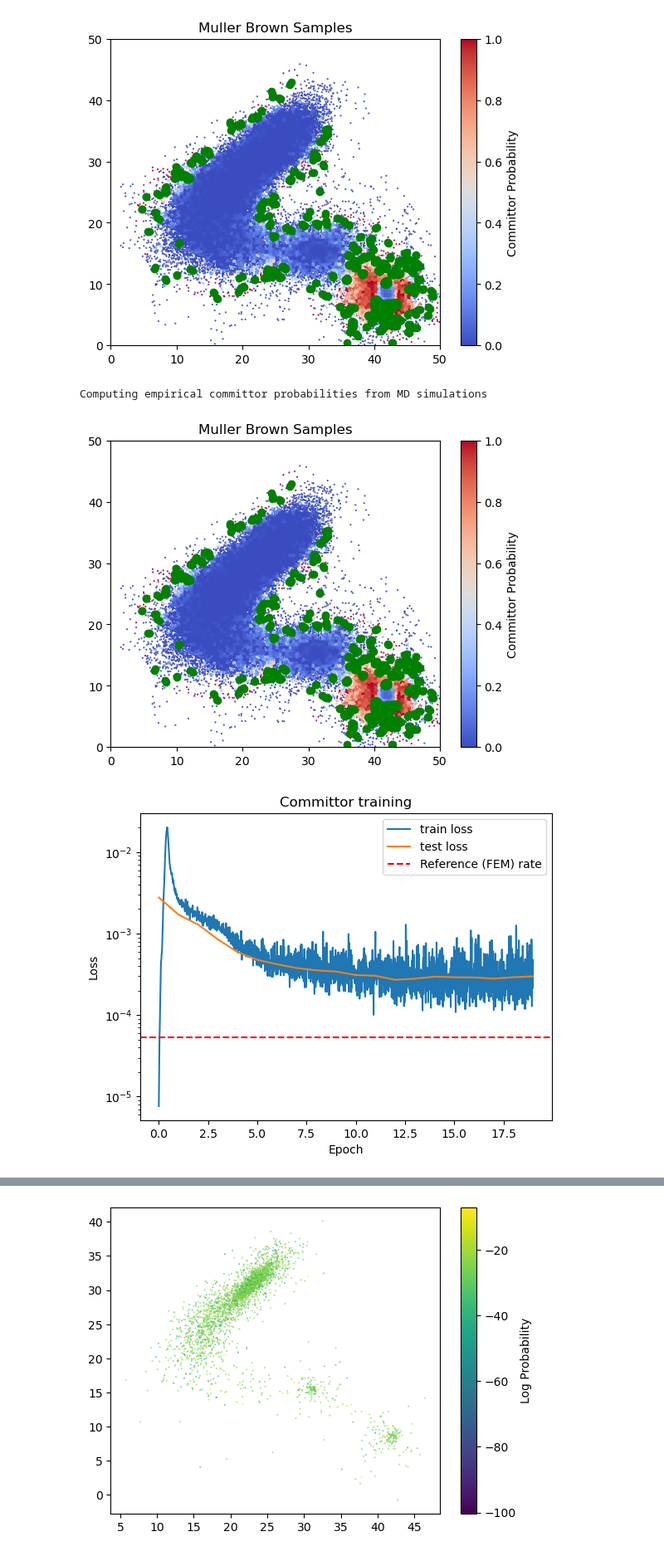
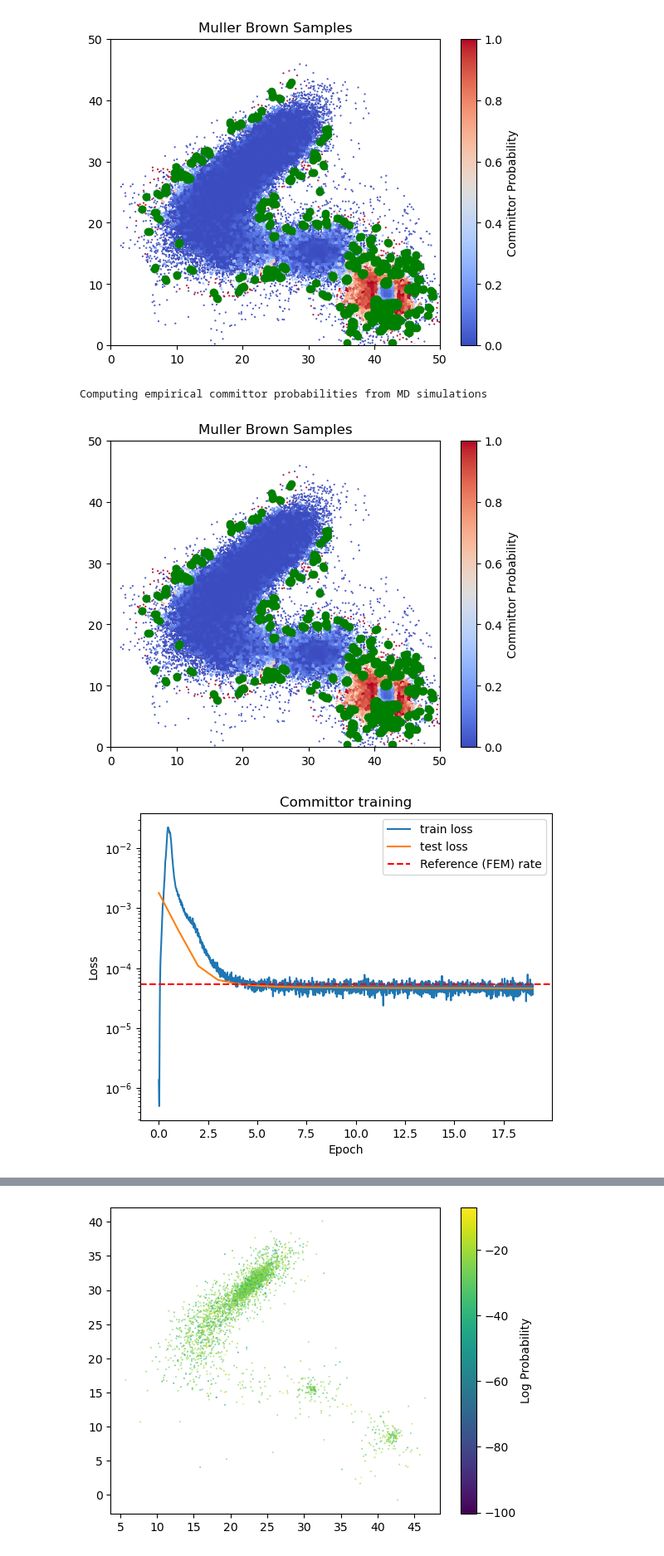
Before and after one commit to michael-psenka/OM-TPS, a Jupyter notebook: train_committor_mb.ipynb, the cells around one changed output, grey strips where cells are left out. Shown at 83% size. Cells and saved outputs as stored; diff of their text form; code cells hidden in the pictures.

```diff
--- a/train_committor_mb.ipynb
+++ b/train_committor_mb.ipynb
@@ -347,16 +347,17 @@ test_losses = []
 gt_traj_keep = gt_traj[idxs]
 cluster_assignments_keep = cluster_assignments.reshape(-1)[idxs]
 
-# Compute importance-sampling weights from likelihood estimate of the generative model
+# Option 1: Compute importance-sampling weights from the Muller-Brown potential (assumes we have access to the true potential - best results)
+energies = calculator.get_energy(gt_traj_keep)
+min_energy = energies.min()
+reweighting_factors_keep = torch.exp(-(energies - min_energy) / 1) # (units.kB * 700)) # set k_BT = 1
 
-# energies = calculator.get_energy(gt_traj_keep)
-# min_energy = energies.min()
-# reweighting_factors_keep = torch.exp(-(energies - min_energy) / 1) # (units.kB * 700)) # set k_BT = 1
-
+# Option 2: Compute importance-sampling weights from likelihood estimate of the generative model (doesn't work well right now)
 # log_probs = torch.load("mb_log_probs.pt")
 # reweighting_factors_keep = torch.exp(log_probs)
 
-reweighting_factors_keep = reweighting_factors[cluster_assignments_keep]
+# Option 3: Use the reweighting factors computed from the master equation (good compromise, decent results)
+# reweighting_factors_keep = reweighting_factors[cluster_assignments_keep]
 
 start_mask_keep = start_indicator.reshape(-1, 1)[idxs]
 end_mask_keep = end_indicator.reshape(-1, 1)[idxs]
@@ -449,34 +450,34 @@ for e in tqdm(range(n_epochs)):
         # if transition_mask.sum() > 0:
 
         batch_weights = weights[transition_mask]
         batch_weights = batch_weights / batch_weights.sum()
         grad_loss = (batch_weights * grad_prob.square().sum(-1, keepdim = True)[transition_mask]).sum()
         if start.sum() > 0:
             start_boundary_loss = (pred_prob**2)[start].mean()
         if start.sum() > 0:
             end_boundary_loss = ((1 - pred_prob)**2)[end].mean()
 
         sl_loss = (pred_prob - prob).square().mean()
 
         loss = sl_loss_coeff*sl_loss + start_loss_coeff*start_boundary_loss + end_loss_coeff*end_boundary_loss + grad_loss_coeff*grad_loss
 
         tls.append(grad_loss.detach().unsqueeze(-1))
 
     test_loss = torch.cat(tls).sum(0) / len(tls)
     test_losses.append(test_loss.unsqueeze(-1))
 
 
 train_losses = torch.cat(train_losses).cpu().numpy()
 test_losses = torch.cat(test_losses).cpu().numpy()
 
 plot_losses(train_losses, test_losses, "Committor training", reference_rate=5.38e-05)
 
 # Save the model
 torch.save(committor_model, f"mb-committor-model.pt")
 # %% [output]
 Computing empirical committor probabilities from MD simulations
 [figure]
-[figure, old version]
+[figure, new version]
 # %%
 from scipy.spatial import cKDTree
 
```
Also changed, not shown: parts of 2 cells of this notebook.
